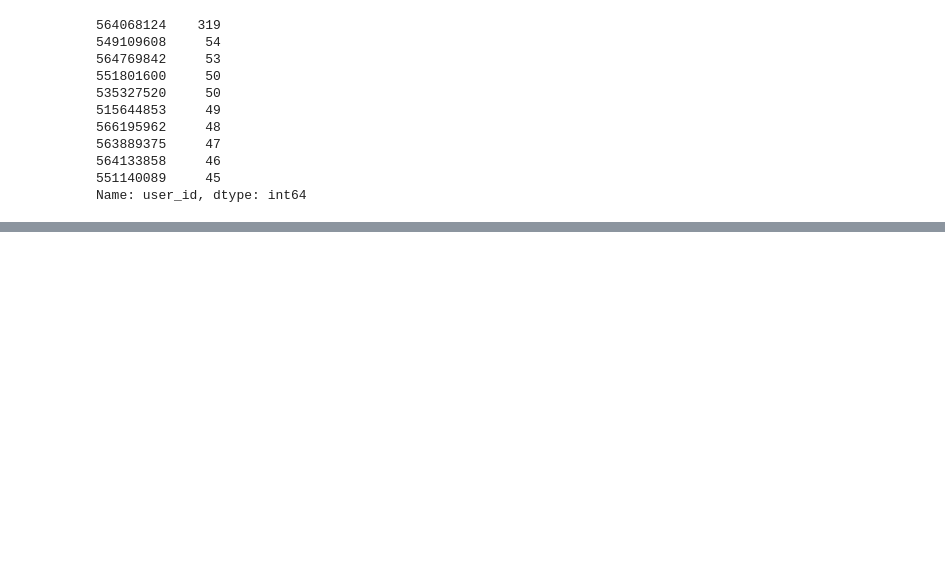
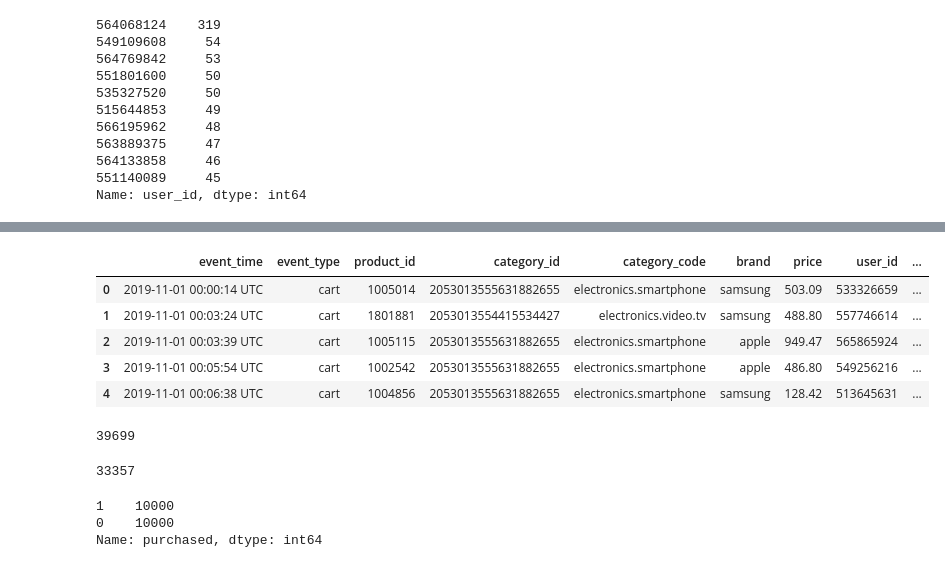
Before and after one commit to Hmmsien/ECommerce_behavior, a Jupyter notebook: notebooks/Ecommerce-Behavior-Analytics.ipynb, the cells around one changed output, grey strips where cells are left out. Saved outputs shown, nothing was run; the diff lists cells and outputs as text; code cells hidden in the pictures; blank space fills up the shorter version.

```diff
--- a/notebooks/Ecommerce-Behavior-Analytics.ipynb
+++ b/notebooks/Ecommerce-Behavior-Analytics.ipynb
@@ -188,0 +217,21 @@ df[users_activities]
+# %%
+df_targets = df_targets.merge(activity_in_session, on='user_session', how='left')
+df_targets['activity_count'] = df_targets['activity_count'].fillna(0)
+df_targets.head()
+# %% [output]
+|  | event_time | event_type | product_id | category_id | category_code | brand | price | user_id | ... |
+| 0 | 2019-11-01 00:00:14 UTC | cart | 1005014 | 2053013555631882655 | electronics.smartphone | samsung | 503.09 | 533326659 | ... |
+| 1 | 2019-11-01 00:03:24 UTC | cart | 1801881 | 2053013554415534427 | electronics.video.tv | samsung | 488.80 | 557746614 | ... |
+| 2 | 2019-11-01 00:03:39 UTC | cart | 1005115 | 2053013555631882655 | electronics.smartphone | apple | 949.47 | 565865924 | ... |
+| 3 | 2019-11-01 00:05:54 UTC | cart | 1002542 | 2053013555631882655 | electronics.smartphone | apple | 486.80 | 549256216 | ... |
+| 4 | 2019-11-01 00:06:38 UTC | cart | 1004856 | 2053013555631882655 | electronics.smartphone | samsung | 128.42 | 513645631 | ... |
+# %%
+purcahase_set = df_targets[df_targets['purchased']== 1]
+purcahase_set.shape[0]
+# %% [output]
+39699
+# %%
+not_purcahase_set = df_targets[df_targets['purchased']== 0]
+not_purcahase_set.shape[0]
+# %% [output]
+33357
@@ -188,0 +248,7 @@ df[users_activities]
+# %%
+downsampled = pd.concat([is_purchase_downsampled, not_purcahase_set_downsampled])
+downsampled['purchased'].value_counts()
+# %% [output]
+1    10000
+0    10000
+Name: purchased, dtype: int64
```
Also changed, not shown: parts of 16 cells of this notebook, 4 other files.
